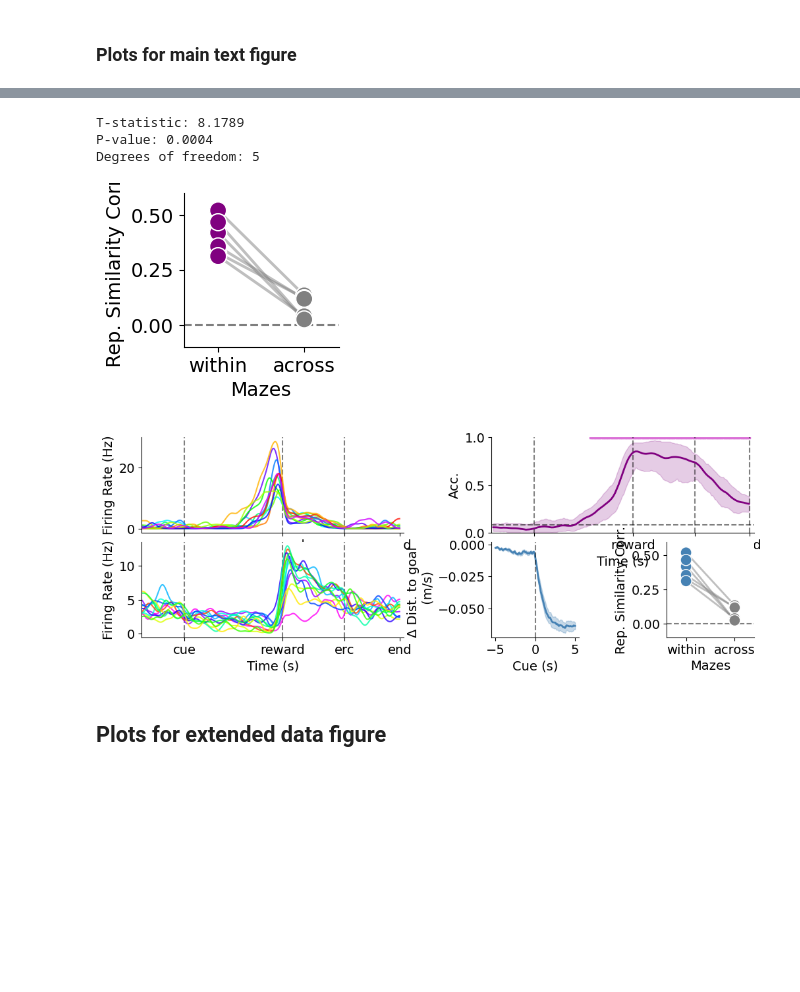
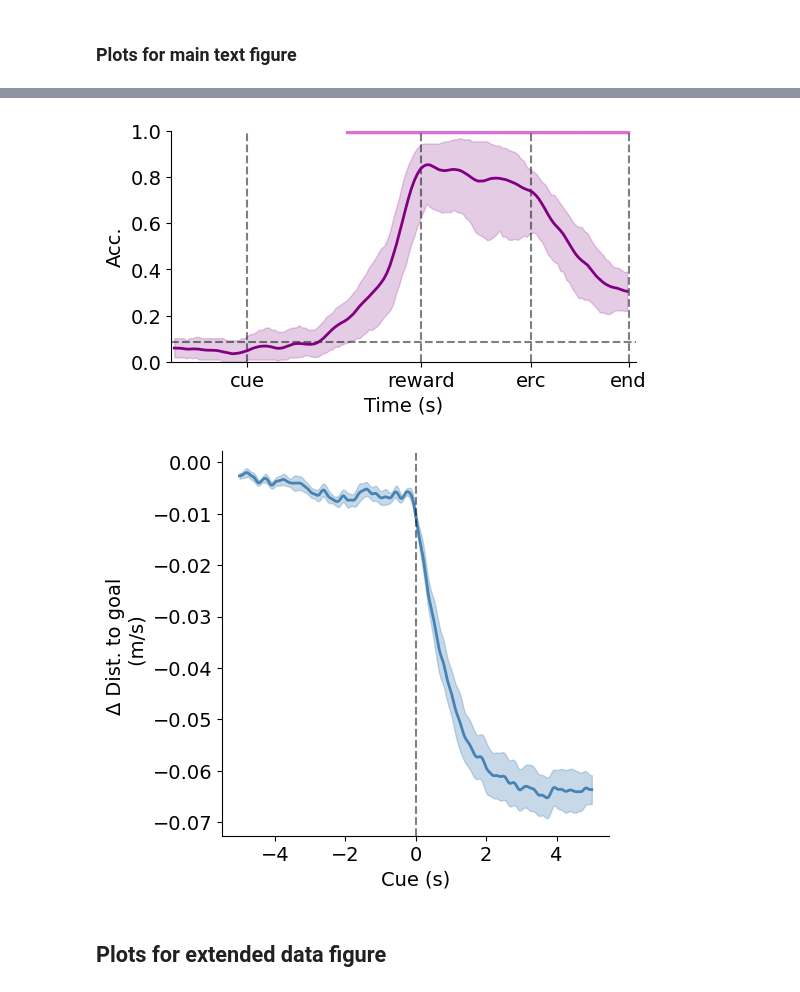
Before and after one commit to peterdoohan/GridMaze-mFC, a Jupyter notebook: Notebooks/goal_coding.ipynb, the cells around one changed output, grey strips where cells are left out. Drawn from its saved outputs; the diff is of its cells as text; code cells hidden in the pictures; blank space fills up the shorter version.

```diff
--- a/Notebooks/goal_coding.ipynb
+++ b/Notebooks/goal_coding.ipynb
@@ -81,18 +87,0 @@ plot_single_unit_figs("m3.2022-07-17.maze_cluster45", save_label="cluster_2")
-# %%
-# Load data
-from GridMaze.analysis.event_aligned import allocentric_goal_decoding as agd
-from GridMaze.analysis.event_aligned import delta_distance_to_goal as ddg
-from GridMaze.analysis.event_aligned import reward_time_reps as rtr
-
-RSM_comparisons_df = rtr.get_within_across_maze_RSM_comparison(
-    maze_names=["maze_1", "maze_2"],  # rooms_maze
-    alignment="event",
-    window=(-0.25, 0.25),
-)
-# show stats
-rtr.plot_RDM_comparisons(RSM_comparisons_df, print_stats=True)
-# %% [output]
-T-statistic: 8.1789
-P-value: 0.0004
-Degrees of freedom: 5
-[figure]
@@ -99,44 +91,24 @@ Degrees of freedom: 5
 # %%
 # plot summary figure
 reload(agd)
 reload(ddg)
-reload(rtr)
-
-fig = plt.figure(figsize=(12, 6), clear=True)
-gsc = GridSpec(6, 4, figure=fig)
-# asign axes
-ax1 = fig.add_subplot(gsc[0:2, 0:2])  # example cluster 1
-ax2 = fig.add_subplot(gsc[2:4, 0:2])  # example cluster 2
-ax3 = fig.add_subplot(gsc[0:2, 2:4])  # goal decoding
-ax4 = fig.add_subplot(gsc[2:4, 2])  # rate of change of distance to goal
-ax5 = fig.add_subplot(gsc[2:4, 3])  # reward rep sim
-
-# plot single units
-cluster_1 = gc.get_cluster("m2.2022-07-04.maze_cluster65")
-cluster_2 = gc.get_cluster("m3.2022-07-17.maze_cluster45")
-cluster_1.plot_tuning(feature="trial_events", feature_kwargs={"goal_stratified": True}, ax=ax1)
-cluster_2.plot_tuning(feature="trial_events", feature_kwargs={"goal_stratified": True}, ax=ax2)
 
 # plot goal decoding
 representiative_dataset = ("maze_1", "subset_2")
+f, ax1 = plt.subplots(1, 1, figsize=(6, 3), clear=True)
 agd.plot_goal_decoding(
     datasets=[representiative_dataset],
     alignment="trial",
     decoder="logreg",
     bootstrap_method="input",
-    ax=ax3,
+    ax=ax1,
 )
 
 # plot ddtg
-ddg.plot_cross_subject_rate_of_change_of_distance_to_goal(ax=ax4, window_length=5, smooth_SD=6, color="steelblue")
-
-# plot rewards sim
-rtr.plot_RDM_comparisons(RSM_comparisons_df, ax=ax5, color="steelblue")
-
-fig.subplots_adjust(wspace=1.0)
-
-fig.savefig("../results/goal_coding/decoding_summary.pdf")
+f, ax2 = plt.subplots(1, 1, figsize=(2, 2), clear=True)
+ddg.plot_cross_subject_rate_of_change_of_distance_to_goal(ax=ax2, window_length=5, smooth_SD=6, color="steelblue")
 # %% [output]
-[figure, old version]
+[figure, new version]
+[figure, added]
 # %% [markdown]
 ## Plots for extended data figure
```
Also changed, not shown: parts of 3 cells of this notebook, 3 other files.
